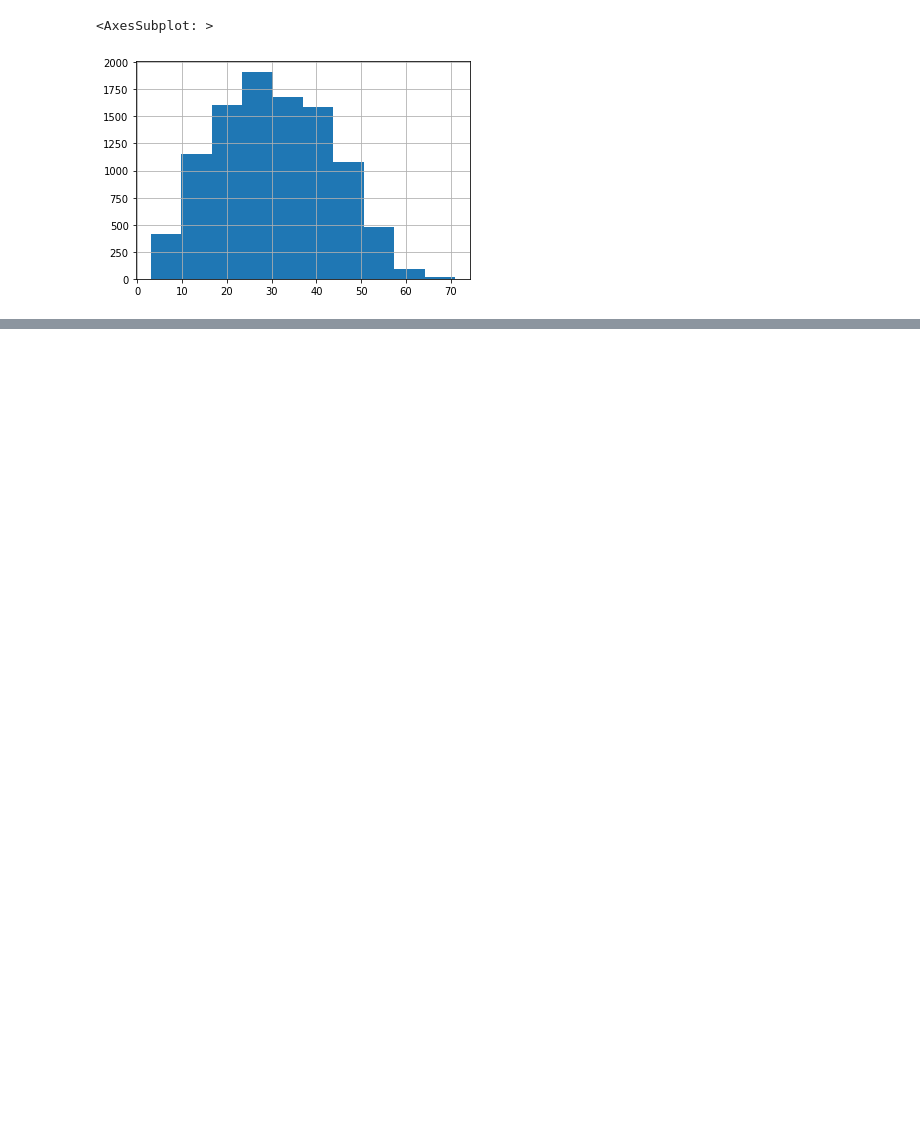
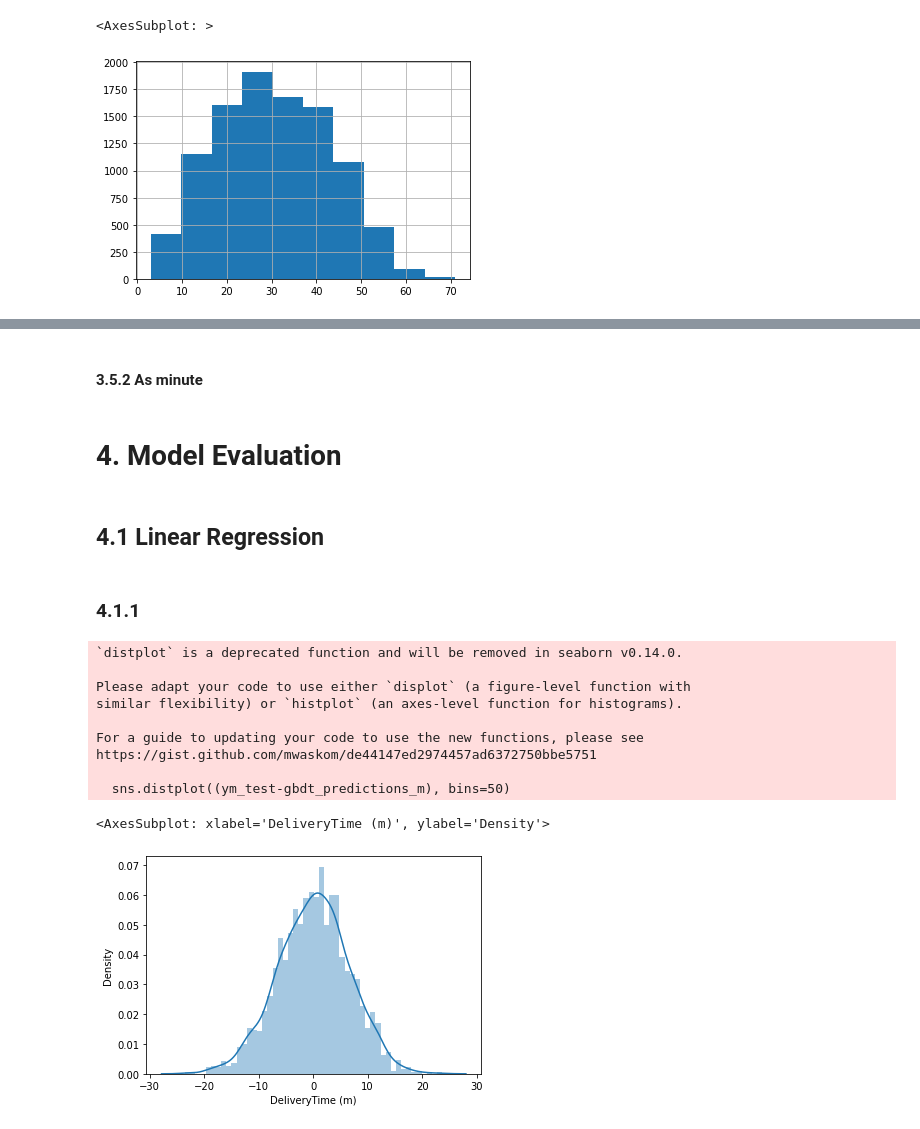
Before and after one commit to multi-order-planning-RBH/predictor, a Jupyter notebook: rbh_delivery.ipynb, the cells around one changed output, grey strips where cells are left out. Saved outputs shown, nothing was run; the diff lists cells and outputs as text; code cells hidden in the pictures; blank space fills up the shorter version.

```diff
--- a/rbh_delivery.ipynb
+++ b/rbh_delivery.ipynb
@@ -371,0 +265,2 @@ result_m.sample(10)
+# %%
+all_predictions_s = [[],[],[]]; all_predictions_m = [[],[],[]]
@@ -371,0 +344,13 @@ result_m.sample(10)
+# %%
+for i in range(len(X)):
+    rf = RandomForestRegressor()
+    rf.fit(Xm_trains[i], ym_trains[i])
+    rf_predictions_m = rf.predict(Xm_tests[i])
+
+    MAE  = metrics.mean_absolute_error(ym_tests[i], rf_predictions_m)
+    MSE  = metrics.mean_squared_error(ym_tests[i], rf_predictions_m)
+    R2   = metrics.r2_score(ym_tests[i], rf_predictions_m)
+    RMSE = np.sqrt(metrics.mean_squared_error(ym_tests[i], rf_predictions_m))
+
+    all_predictions_m[i].append(rf_predictions_m)
+    model_metrics_m[i].loc[len(model_metrics_m[i])] = list(["Random Forest", MAE, MSE, RMSE, R2])
@@ -371,0 +361,48 @@ result_m.sample(10)
+# %%
+for i in range(len(X)):
+    gbdt = GradientBoostingRegressor(n_estimators=1000, max_depth=7, random_state=0)
+    gbdt.fit(Xs_trains[i], ys_trains[i])
+    gbdt_predictions_s = gbdt.predict(Xs_tests[i])
+
+    MAE  = metrics.mean_absolute_error(ys_tests[i], gbdt_predictions_s)
+    MSE  = metrics.mean_squared_error(ys_tests[i], gbdt_predictions_s)
+    R2   = metrics.r2_score(ys_tests[i], gbdt_predictions_s)
+    RMSE = np.sqrt(metrics.mean_squared_error(ys_tests[i], gbdt_predictions_s))
+
+    all_predictions_s[i].append(gbdt_predictions_s)
+    model_metrics_s[i].loc[len(model_metrics_s[i])] = list(["Gradient Boosted Decision Tree", MAE, MSE, RMSE, R2])
+# %% [markdown]
+#### 3.5.2 As minute
+# %%
+for i in range(len(X)):
+    gbdt = GradientBoostingRegressor(n_estimators=1000, max_depth=7, random_state=0)
+    gbdt.fit(Xm_trains[i], ym_trains[i])
+    gbdt_predictions_m = gbdt.predict(Xm_tests[i])
+
+    MAE  = metrics.mean_absolute_error(ym_tests[i], gbdt_predictions_m)
+    MSE  = metrics.mean_squared_error(ym_tests[i], gbdt_predictions_m)
+    R2   = metrics.r2_score(ym_tests[i], gbdt_predictions_m)
+    RMSE = np.sqrt(metrics.mean_squared_error(ym_tests[i], gbdt_predictions_m))
+
+    all_predictions_m[i].append(gbdt_predictions_m)
+    model_metrics_m[i].loc[len(model_metrics_m[i])] = list(["Gradient Boosted Decision Tree", MAE, MSE, RMSE, R2])
+# %% [markdown]
+# 4. Model Evaluation
+# %% [markdown]
+## 4.1 Linear Regression
+# %% [markdown]
+### 4.1.1
+# %%
+sns.distplot((ym_test-gbdt_predictions_m), bins=50)
+# %% [output]
+`distplot` is a deprecated function and will be removed in seaborn v0.14.0.
+
+Please adapt your code to use either `displot` (a figure-level function with
+similar flexibility) or `histplot` (an axes-level function for histograms).
+
+For a guide to updating your code to use the new functions, please see
+https://gist.github.com/mwaskom/de44147ed2974457ad6372750bbe5751
+
+  sns.distplot((ym_test-gbdt_predictions_m), bins=50)
+<AxesSubplot: xlabel='DeliveryTime (m)', ylabel='Density'>
+[figure, added]
```
Also changed, not shown: parts of 82 cells of this notebook.
